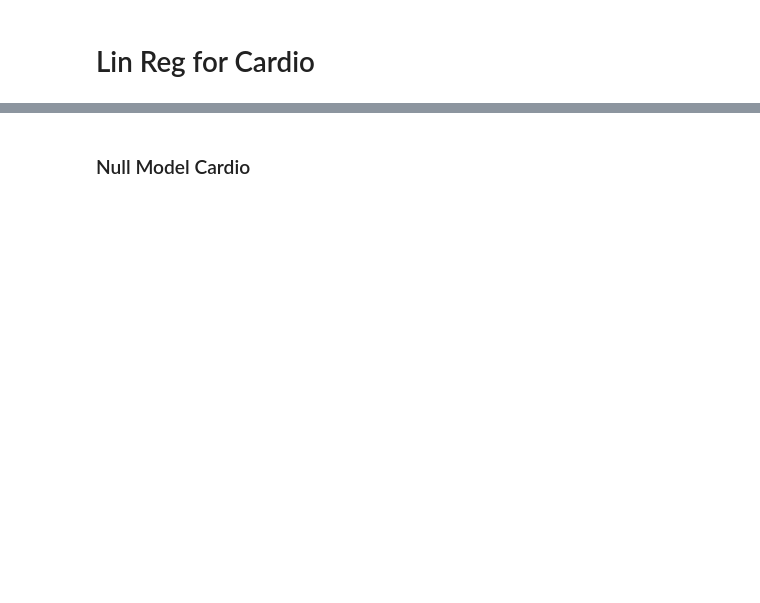
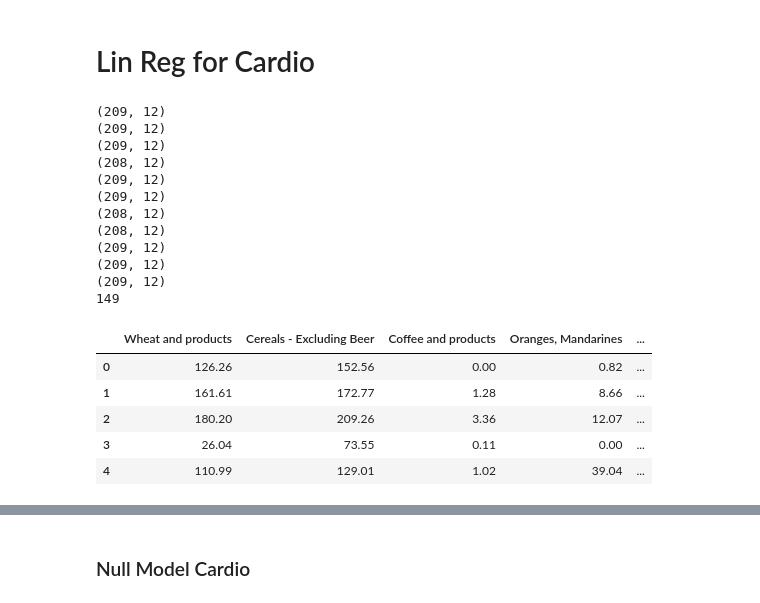
Before and after one commit to angierao/cs109a-project, a Jupyter notebook: missingdata_all_with_null_model.ipynb, the cells around one changed output, grey strips where cells are left out. Cells and saved outputs as stored; diff of their text form; code cells hidden in the pictures; blank space fills up the shorter version.

```diff
--- a/missingdata_all_with_null_model.ipynb
+++ b/missingdata_all_with_null_model.ipynb
@@ -399,32 +422,51 @@ cancer_2000.head(n=5)
 # %%
 N = 15
 #x = pd.DataFrame({})
 
 countries = list(cancer_2000['Country'].values)
 cols = []
 for name, r2 in cardio_r2_sort[:N]:
     if r2 != 1.0 and name != 'Cottonseed Oil':
         df = all_dfs[name]
         print df.shape
         cols.append(name)
         for country in countries:
             if country not in df['AreaName'].values:
                 countries.remove(country)
 print len(countries)
 
 x = []
 for country in countries:
     predictors = []
     for name, r2 in cardio_r2_sort[:N]:
         if r2 != 1.0 and name != 'Cottonseed Oil':
             df = all_dfs[name]
             for index, area in enumerate(df['AreaName'].values):
                 if area == country and not math.isnan(df['Value'].values[index]):
                     predictors.append(df['Value'].values[index])
     x.append(predictors)
 
-x_df = pd.DataFrame(x, columns = cols)
+x_df = pd.DataFrame(x, columns = cols,)
 x_df.head(n=5)
+# %% [output]
+(209, 12)
+(209, 12)
+(209, 12)
+(208, 12)
+(209, 12)
+(209, 12)
+(208, 12)
+(208, 12)
+(209, 12)
+(209, 12)
+(209, 12)
+149
+|  | Wheat and products | Cereals - Excluding Beer | Coffee and products | Oranges, Mandarines | ... |
+| 0 | 126.26 | 152.56 | 0.00 | 0.82 | ... |
+| 1 | 161.61 | 172.77 | 1.28 | 8.66 | ... |
+| 2 | 180.20 | 209.26 | 3.36 | 12.07 | ... |
+| 3 | 26.04 | 73.55 | 0.11 | 0.00 | ... |
+| 4 | 110.99 | 129.01 | 1.02 | 39.04 | ... |
 # %%
 y = []
 for country in countries:
```
Also changed, not shown: parts of 46 cells of this notebook, 1 other file.
